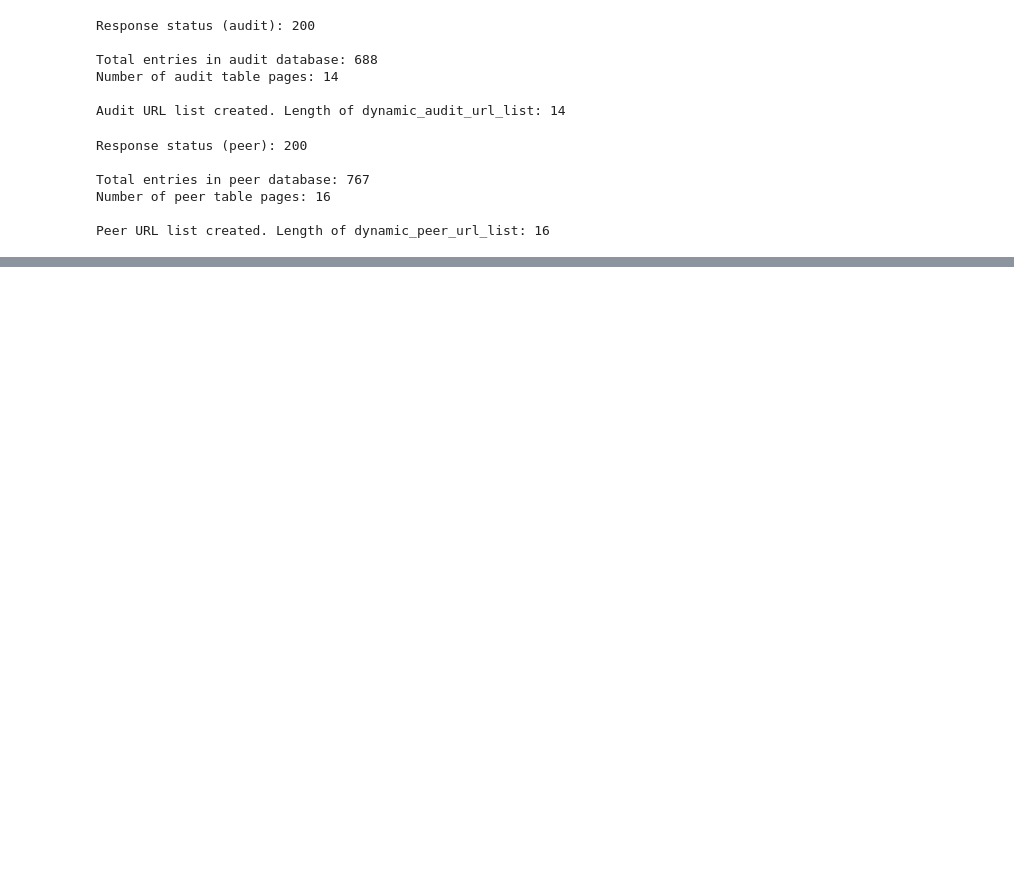
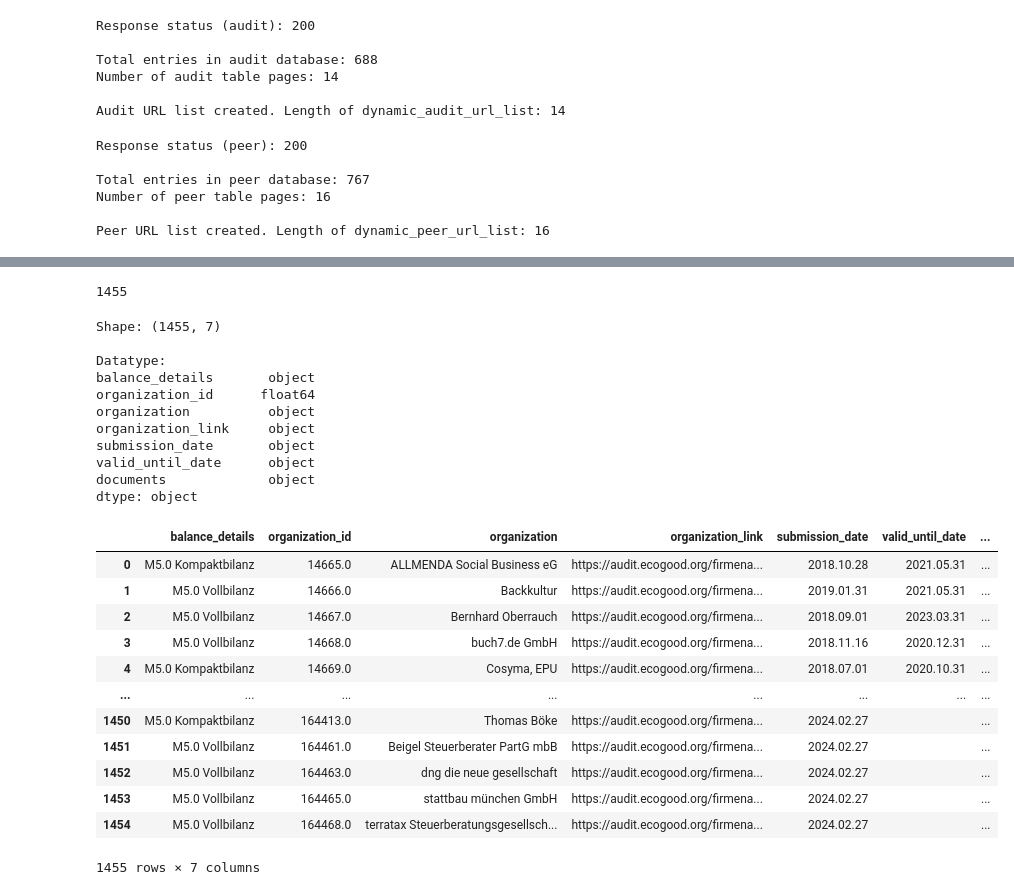
Before and after one commit to seblap86/economy-for-the-common-good, a Jupyter notebook: data/scraping/webscraping_ecg_database.ipynb, the cells around one changed output, grey strips where cells are left out. Saved outputs shown, nothing was run; the diff lists cells and outputs as text; code cells hidden in the pictures; blank space fills up the shorter version.

```diff
--- a/data/scraping/webscraping_ecg_database.ipynb
+++ b/data/scraping/webscraping_ecg_database.ipynb
@@ -1468,0 +1463,10 @@ dynamic_peer_url_list
+# %%
+# Checking column titles
+audit_data = audit_soup.select('table')[0]
+column_titles = []
+for header in audit_data.select('tr')[0]:
+    if header.get_text().strip() != '':
+        column_titles.append(header.get_text().strip())
+
+#print(len(titles))
+print(column_titles)
@@ -1468,0 +1498,10 @@ dynamic_peer_url_list
+# %%
+# For ids
+balance_data = audit_soup.select('table')[0]
+organization_links = []
+
+for a in balance_data.find_all('a'):
+    if 'firmenauskunft' in a.get('href'):
+        organization_links.append(a.get('href'))
+
+len(organization_links)
@@ -1468,0 +1512,8 @@ dynamic_peer_url_list
+# %%
+# Creating empty lists and dictionary
+balance_details = []
+organizations = []
+organization_links = []
+submission_date = []
+valid_until_date = []
+documents = []
@@ -1468,0 +1636,44 @@ dynamic_peer_url_list
+# %%
+organization_ids = organzation_ids
+len(organization_ids)
+# %% [output]
+1455
+# %%
+# Creating basic dataframe
+ecg_bal_df = pd.DataFrame({#'id': ids,
+                'balance_details': balance_details,
+                'organization_id': organization_ids,
+                'organization': organizations,
+                'organization_link': organization_links,
+                'submission_date': submission_date,
+                'valid_until_date': valid_until_date,
+                'documents': documents
+                })
+print(f'Shape: {ecg_bal_df.shape}\n')
+print(f'Datatype: \n{ecg_bal_df.dtypes}\n')
+display(ecg_bal_df)
+# %% [output]
+Shape: (1455, 7)
+
+Datatype:
+balance_details       object
+organization_id      float64
+organization          object
+organization_link     object
+submission_date       object
+valid_until_date      object
+documents             object
+dtype: object
+|  | balance_details | organization_id | organization | organization_link | submission_date | valid_until_date | ... |
+| 0 | M5.0 Kompaktbilanz | 14665.0 | ALLMENDA Social Business eG | https://audit.ecogood.org/firmena... | 2018.10.28 | 2021.05.31 | ... |
+| 1 | M5.0 Vollbilanz | 14666.0 | Backkultur | https://audit.ecogood.org/firmena... | 2019.01.31 | 2021.05.31 | ... |
+| 2 | M5.0 Vollbilanz | 14667.0 | Bernhard Oberrauch | https://audit.ecogood.org/firmena... | 2018.09.01 | 2023.03.31 | ... |
+| 3 | M5.0 Vollbilanz | 14668.0 | buch7.de GmbH | https://audit.ecogood.org/firmena... | 2018.11.16 | 2020.12.31 | ... |
+| 4 | M5.0 Kompaktbilanz | 14669.0 | Cosyma, EPU | https://audit.ecogood.org/firmena... | 2018.07.01 | 2020.10.31 | ... |
+| ... | ... | ... | ... | ... | ... | ... | ... |
+| 1450 | M5.0 Kompaktbilanz | 164413.0 | Thomas Böke | https://audit.ecogood.org/firmena... | 2024.02.27 |  | ... |
+| 1451 | M5.0 Vollbilanz | 164461.0 | Beigel Steuerberater PartG mbB | https://audit.ecogood.org/firmena... | 2024.02.27 |  | ... |
+| 1452 | M5.0 Vollbilanz | 164463.0 | dng die neue gesellschaft | https://audit.ecogood.org/firmena... | 2024.02.27 |  | ... |
+| 1453 | M5.0 Vollbilanz | 164465.0 | stattbau münchen GmbH | https://audit.ecogood.org/firmena... | 2024.02.27 |  | ... |
+| 1454 | M5.0 Vollbilanz | 164468.0 | terratax Steuerberatungsgesellsch... | https://audit.ecogood.org/firmena... | 2024.02.27 |  | ... |
+1455 rows × 7 columns
```
Also changed, not shown: parts of 16 cells of this notebook.
